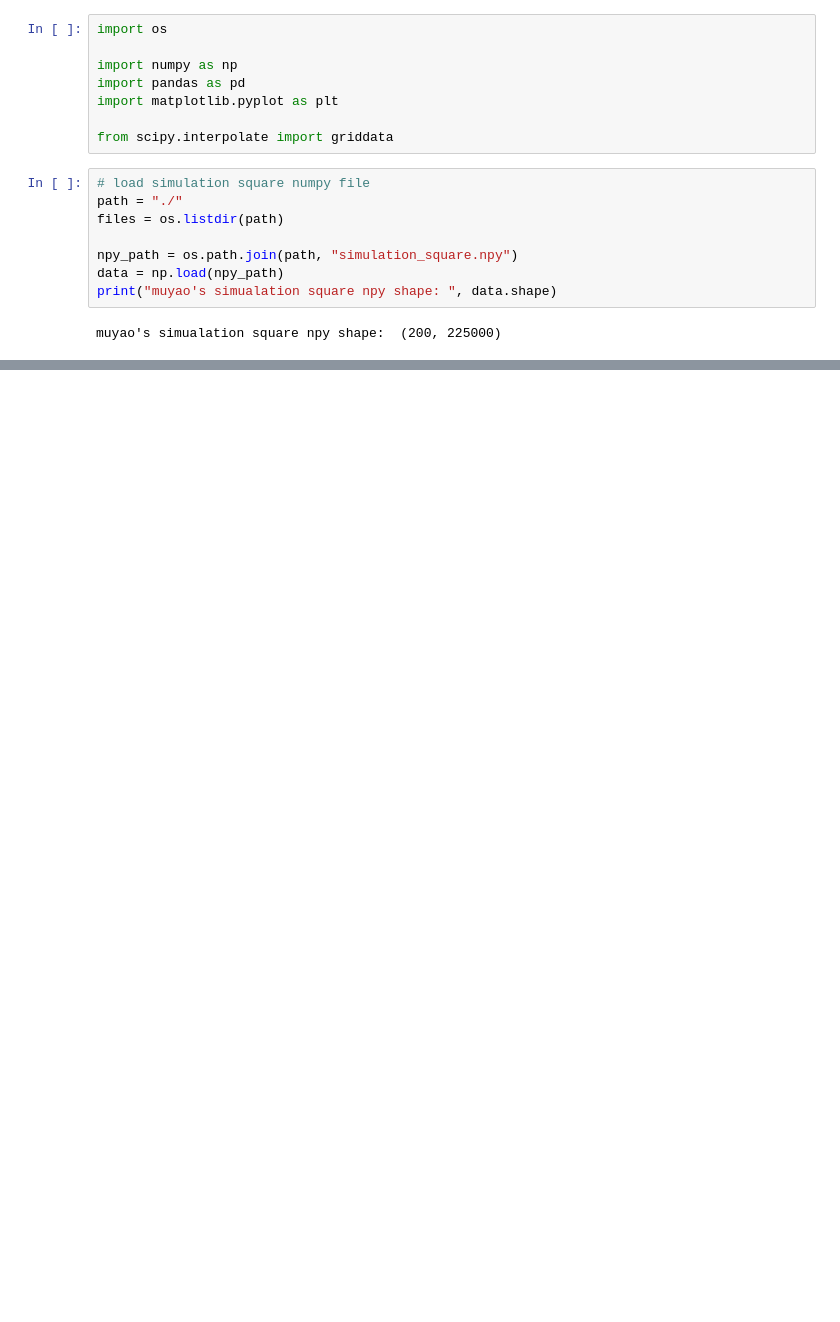
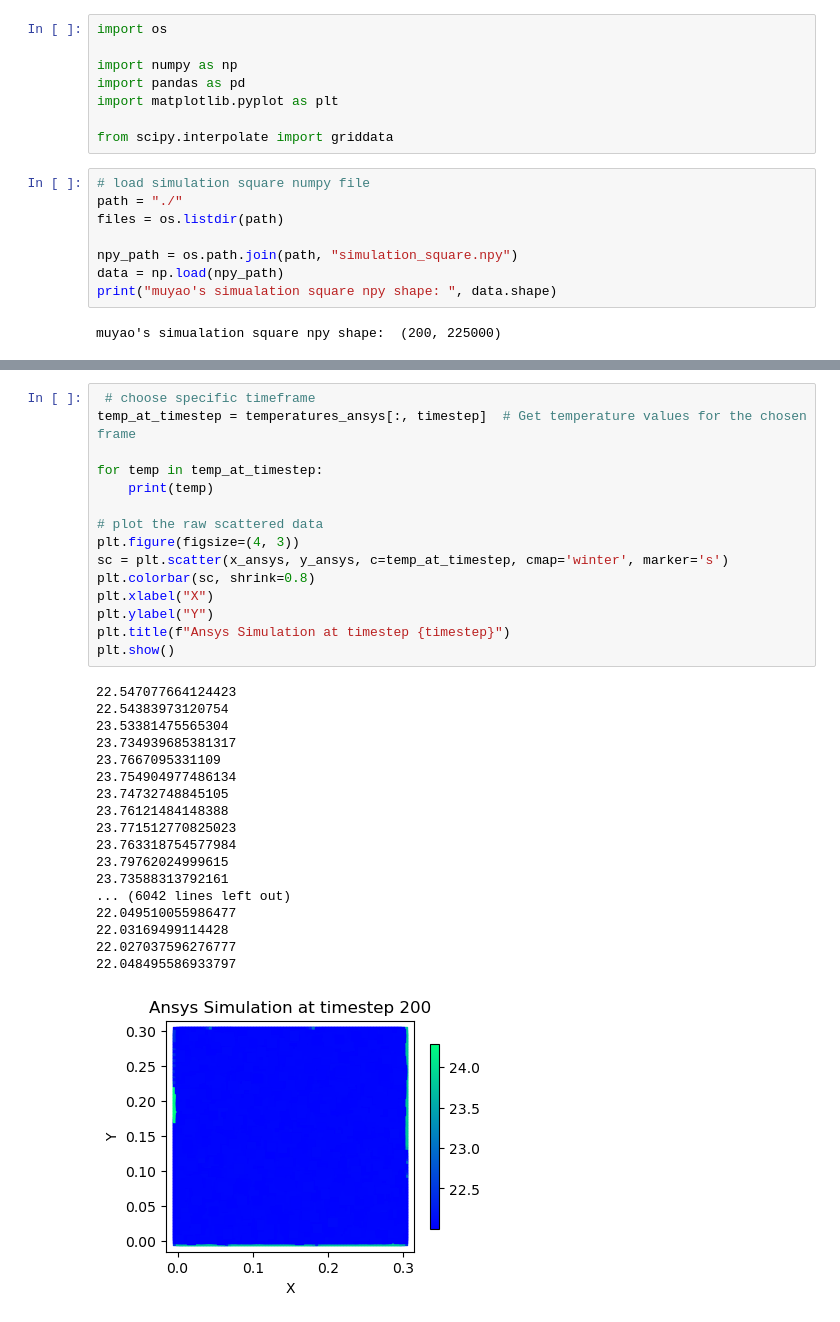
Before and after one commit to lvburik/TeamInternship, a Jupyter notebook: mesh_interpolation.ipynb, the cells around one changed output, grey strips where cells are left out. Drawn from its saved outputs; the diff is of its cells as text; blank space fills up the shorter version.

```diff
--- a/mesh_interpolation.ipynb
+++ b/mesh_interpolation.ipynb
@@ -125,0 +157,34 @@ Interpolated temperatures saved to ./interpolated_temperatures.csv
+# %%
+ # choose specific timeframe
+temp_at_timestep = temperatures_ansys[:, timestep]  # Get temperature values for the chosen frame
+
+for temp in temp_at_timestep:
+    print(temp)
+
+# plot the raw scattered data
+plt.figure(figsize=(4, 3))
+sc = plt.scatter(x_ansys, y_ansys, c=temp_at_timestep, cmap='winter', marker='s')
+plt.colorbar(sc, shrink=0.8)
+plt.xlabel("X")
+plt.ylabel("Y")
+plt.title(f"Ansys Simulation at timestep {timestep}")
+plt.show()
+# %% [output]
+22.547077664124423
+22.54383973120754
+23.53381475565304
+23.734939685381317
+23.7667095331109
+23.754904977486134
+23.74732748845105
+23.76121484148388
+23.771512770825023
+23.763318754577984
+23.79762024999615
+23.73588313792161
+... (6042 lines left out)
+22.049510055986477
+22.03169499114428
+22.027037596276777
+22.048495586933797
+[figure, added]
```
Also changed, not shown: parts of 16 cells of this notebook.
